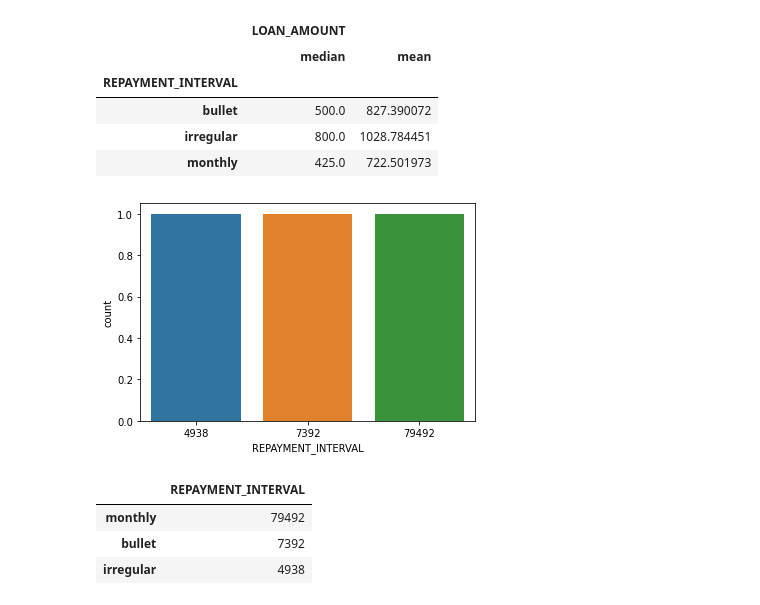
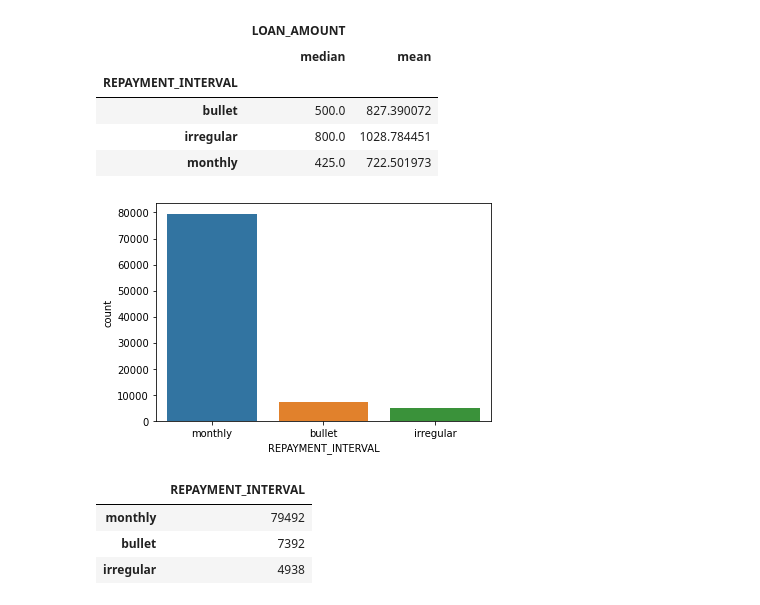
Before and after one commit to Shohei-Kinoshita/prob-space-kiva-competition, a Jupyter notebook: src/EDA.ipynb, the cells around one changed output. Saved outputs shown, nothing was run; the diff lists cells and outputs as text; code cells hidden in the pictures.

```diff
--- a/src/EDA.ipynb
+++ b/src/EDA.ipynb
@@ -618,10 +630,10 @@ df_train.groupby(COL_REPAYMENT_INTERVAL).agg({COL_LOAN_AMOUNT: ['median', 'mean'
 | irregular | 800.0 | 1028.784451 |
 | monthly | 425.0 | 722.501973 |
 # %%
-sns.countplot(df_test[COL_REPAYMENT_INTERVAL].value_counts())
+sns.countplot(df_test[COL_REPAYMENT_INTERVAL])
 plt.show()
 # %% [output]
-[figure, old version]
+[figure, new version]
 # %%
 pd.DataFrame(df_test[COL_REPAYMENT_INTERVAL].value_counts())
 # %% [output]
```
Also changed, not shown: parts of 6 cells of this notebook.
